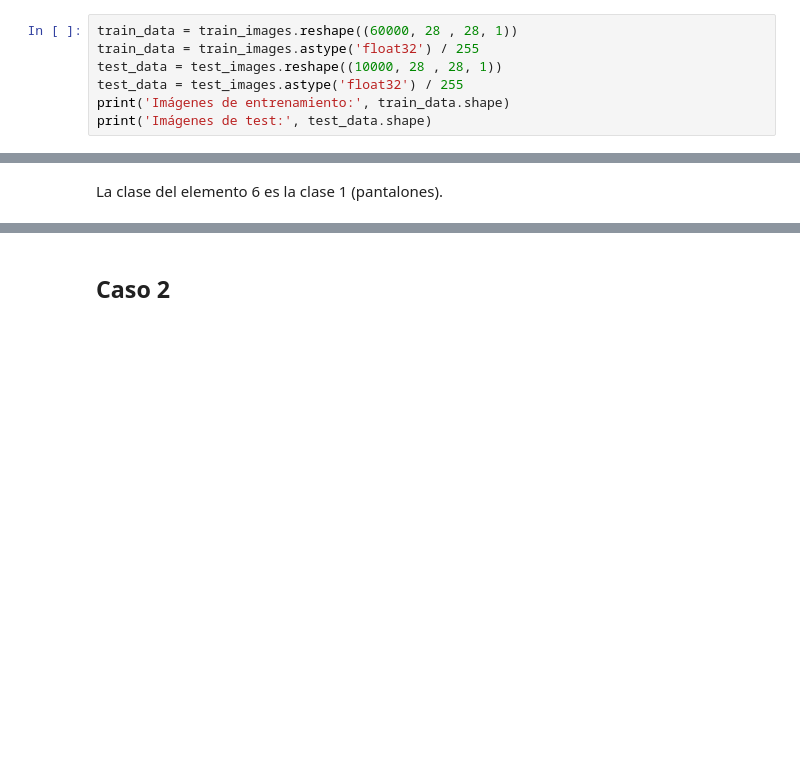
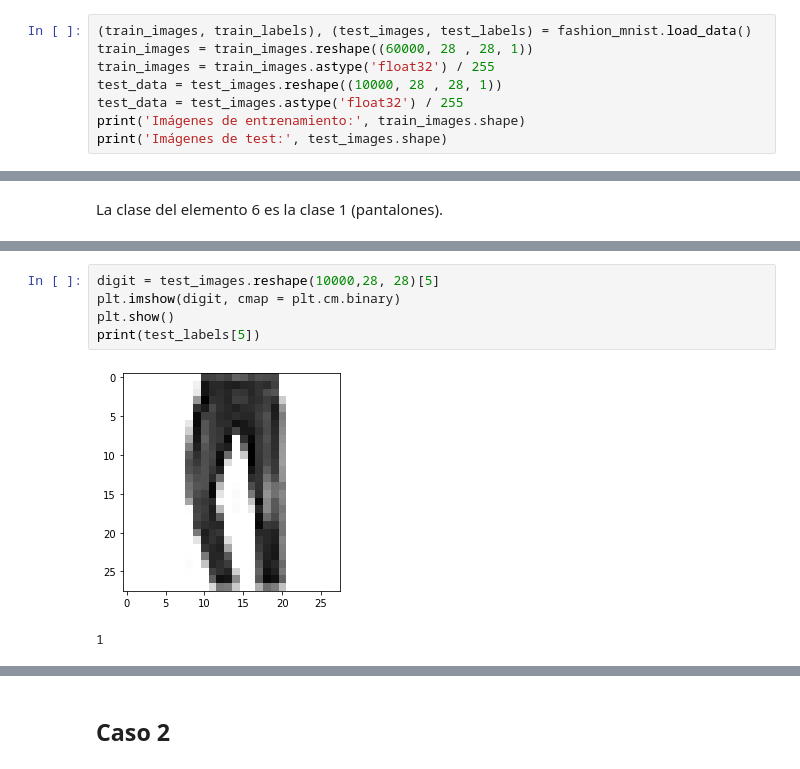
Before and after one commit to javierarteagapuell/deeplearning, a Jupyter notebook: AA_PRACTICA2_GRUPO_4.ipynb, the cells around one changed output, grey strips where cells are left out. Drawn from its saved outputs; the diff is of its cells as text; blank space fills up the shorter version.

```diff
--- a/AA_PRACTICA2_GRUPO_4.ipynb
+++ b/AA_PRACTICA2_GRUPO_4.ipynb
@@ -67,8 +69,9 @@ ddd
 # %%
-train_data = train_images.reshape((60000, 28 , 28, 1))
-train_data = train_images.astype('float32') / 255
+(train_images, train_labels), (test_images, test_labels) = fashion_mnist.load_data()
+train_images = train_images.reshape((60000, 28 , 28, 1))
+train_images = train_images.astype('float32') / 255
 test_data = test_images.reshape((10000, 28 , 28, 1))
 test_data = test_images.astype('float32') / 255
-print('Imágenes de entrenamiento:', train_data.shape)
-print('Imágenes de test:', test_data.shape)
+print('Imágenes de entrenamiento:', train_images.shape)
+print('Imágenes de test:', test_images.shape)
 # %% [output]
@@ -494,0 +443,8 @@ def plot_value_array(i, predictions_array, true_label):
+# %%
+digit = test_images.reshape(10000,28, 28)[5]
+plt.imshow(digit, cmap = plt.cm.binary)
+plt.show()
+print(test_labels[5])
+# %% [output]
+[figure, added]
+1
```
Also changed, not shown: parts of 175 cells of this notebook.
